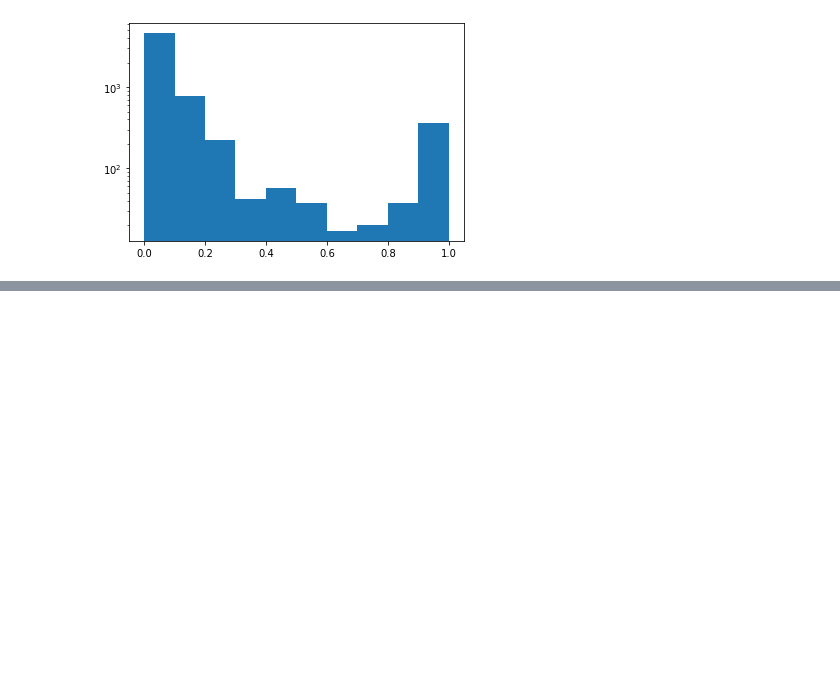
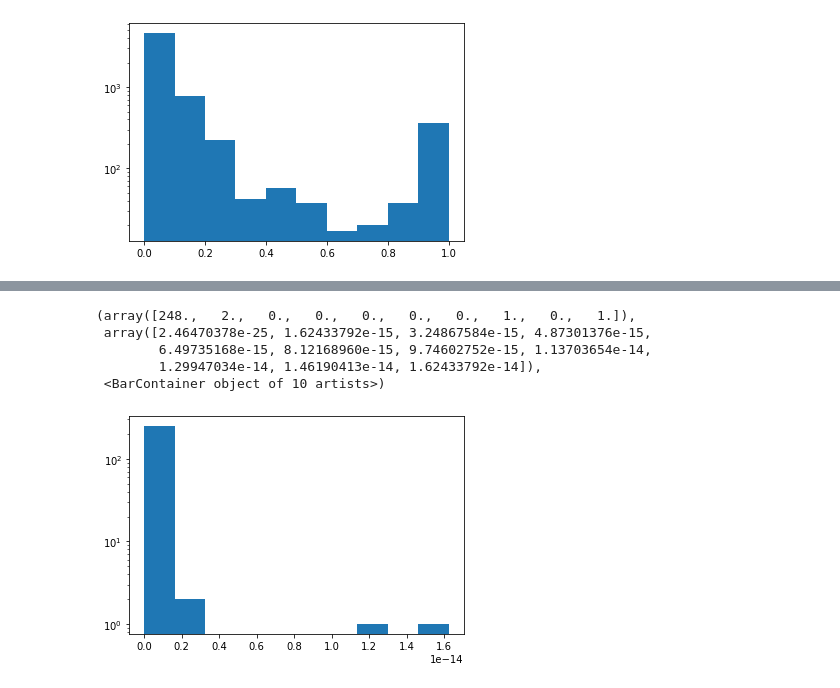
Before and after one commit to alienmist325/TULIP-TCR, a Jupyter notebook: analysis/binding_affinity.ipynb, the cells around one changed output, grey strips where cells are left out. Drawn from its saved outputs; the diff is of its cells as text; code cells hidden in the pictures; blank space fills up the shorter version.

```diff
--- a/analysis/binding_affinity.ipynb
+++ b/analysis/binding_affinity.ipynb
@@ -274,0 +299,9 @@ plt.hist(pbinds)
+# %%
+plt.hist(tulip_unscaled_probs, log=True)
+# %% [output]
+(array([248.,   2.,   0.,   0.,   0.,   0.,   0.,   1.,   0.,   1.]),
+ array([2.46470378e-25, 1.62433792e-15, 3.24867584e-15, 4.87301376e-15,
+        6.49735168e-15, 8.12168960e-15, 9.74602752e-15, 1.13703654e-14,
+        1.29947034e-14, 1.46190413e-14, 1.62433792e-14]),
+ <BarContainer object of 10 artists>)
+[figure, added]
```
Also changed, not shown: parts of 14 cells of this notebook, 2 other files.
